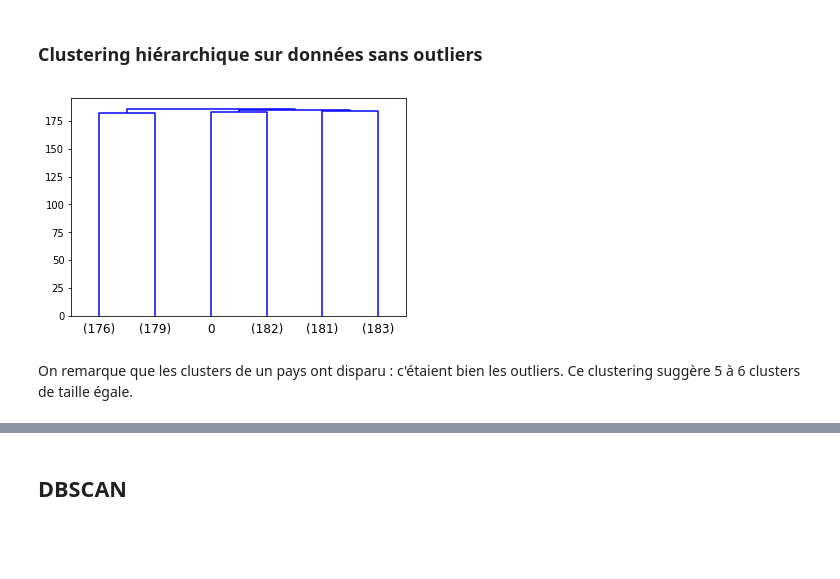
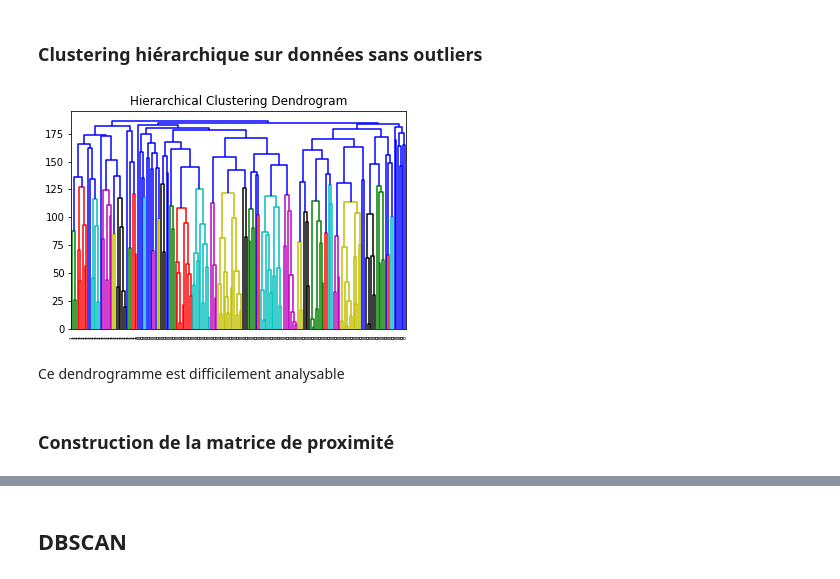
Before and after one commit to LisaNicvert/IA_project, a Jupyter notebook: Project_IA_Clustering_simple.ipynb, the cells around one changed output, grey strips where cells are left out. Cells and saved outputs as stored; diff of their text form; code cells hidden in the pictures; blank space fills up the shorter version.

```diff
--- a/Project_IA_Clustering_simple.ipynb
+++ b/Project_IA_Clustering_simple.ipynb
@@ -331,9 +434,12 @@ Le clustering agglomératif met en évidence 3 clusters de points isolés. Ce so
 # %%
 acwo = AgglomerativeClustering(affinity="euclidean", linkage="complete")
 acwo.fit(df_without_outliers)
-trunc=6
-plot_sklearn_dendrogram(acwo, labels=acwo.labels_, truncate_mode='lastp', p=trunc)
+plt.title('Hierarchical Clustering Dendrogram')
+plot_sklearn_dendrogram(acwo,labels=acwo.labels_)
+plt.show()
 # %% [output]
-[figure, old version]
+[figure, new version]
-# %% [markdown]
-On remarque que les clusters de un pays ont disparu : c'étaient bien les outliers. Ce clustering suggère 5 à 6 clusters de taille égale.
+# %% [markdown]
+Ce dendrogramme est difficilement analysable
+# %% [markdown]
+### Construction de la matrice de proximité
```
Also changed, not shown: parts of 89 cells of this notebook.
